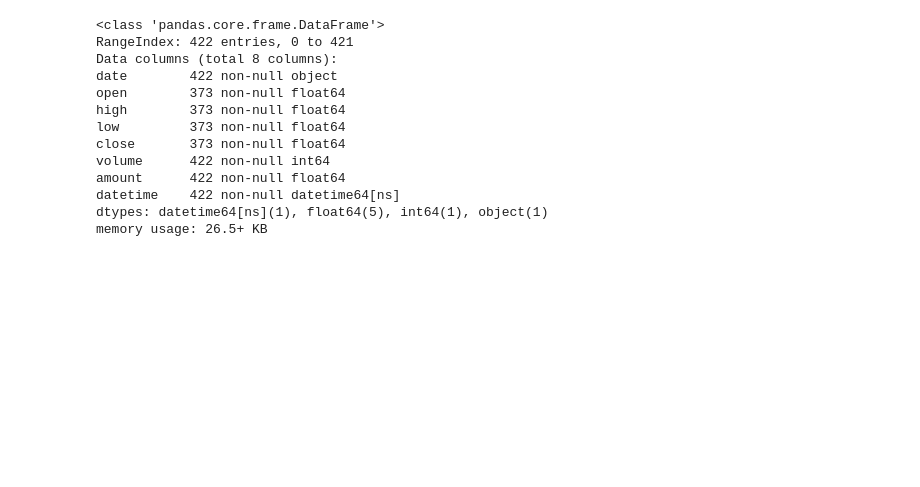
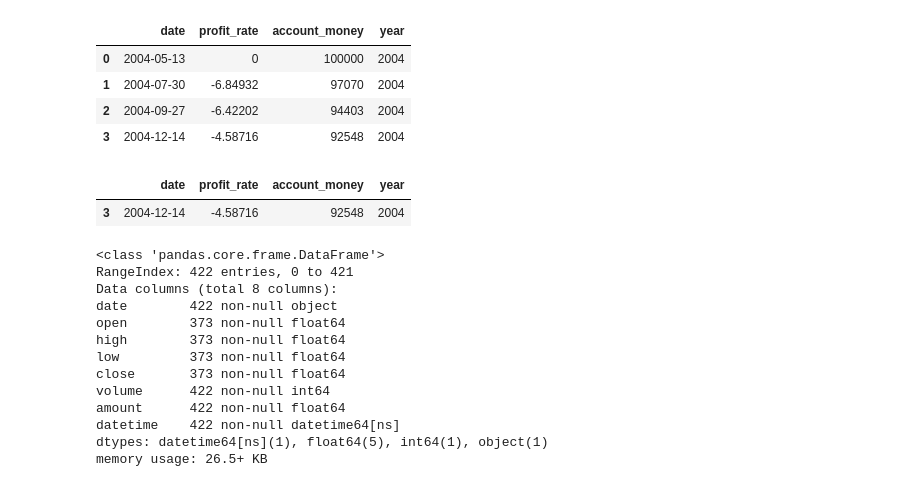
Before and after one commit to mojia/rocket, a Jupyter notebook: pd-demo.ipynb, the cells around one changed output. Cells and saved outputs as stored; diff of their text form; code cells hidden in the pictures; blank space fills up the shorter version.

```diff
--- a/pd-demo.ipynb
+++ b/pd-demo.ipynb
@@ -19,3 +29,17 @@ data
+# %%
+year_data = data[data['year']==2004]
+year_data
+# %% [output]
+|  | date | profit_rate | account_money | year |
+| 0 | 2004-05-13 | 0 | 100000 | 2004 |
+| 1 | 2004-07-30 | -6.84932 | 97070 | 2004 |
+| 2 | 2004-09-27 | -6.42202 | 94403 | 2004 |
+| 3 | 2004-12-14 | -4.58716 | 92548 | 2004 |
+# %%
+year_data[3:]
+# %% [output]
+|  | date | profit_rate | account_money | year |
+| 3 | 2004-12-14 | -4.58716 | 92548 | 2004 |
 # %%
 import pandas as pd
 dir = '/Users/xinwang/stock/data/day/'
```
Also changed, not shown: parts of 3 cells of this notebook, 7 other files.
